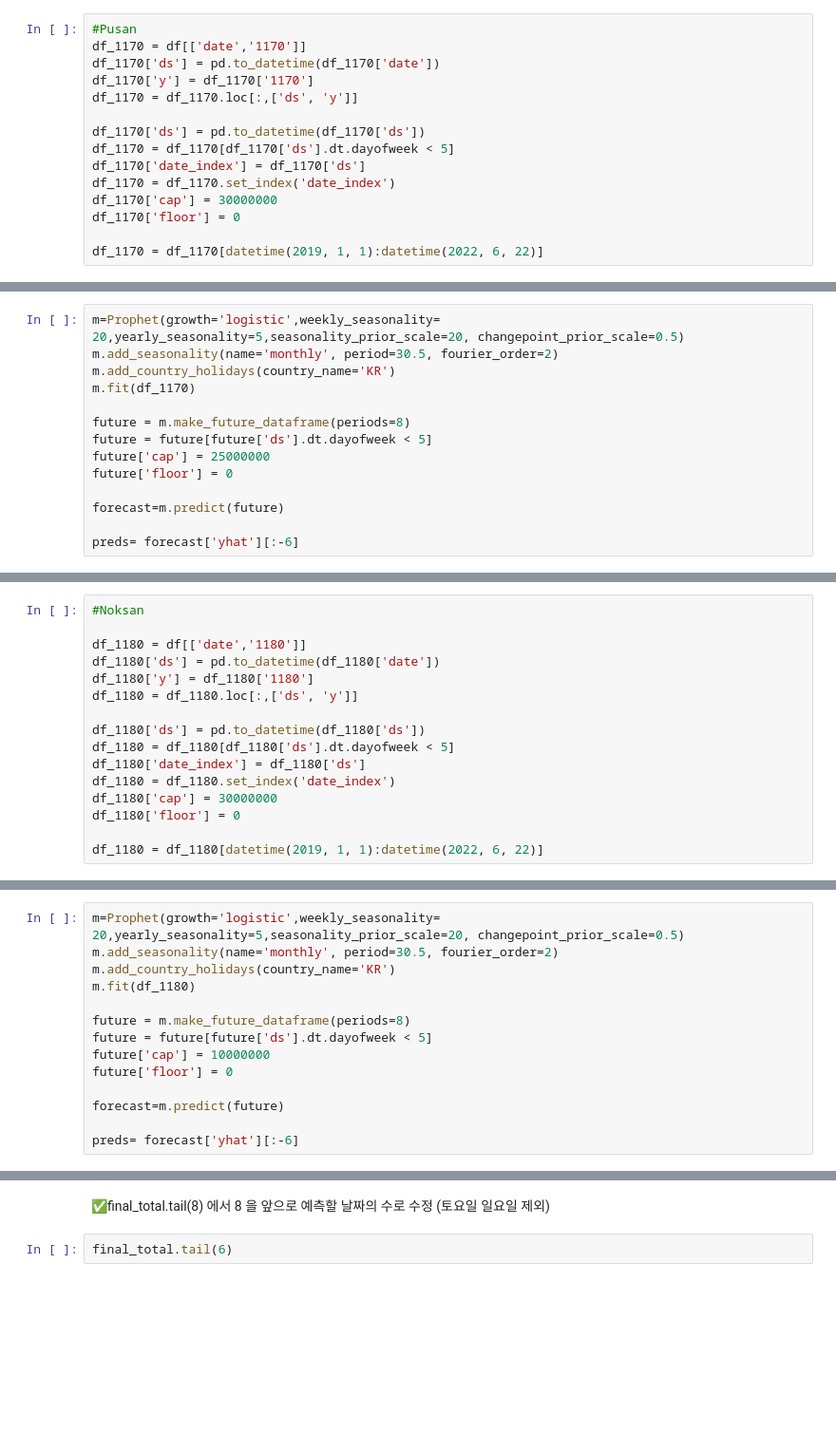
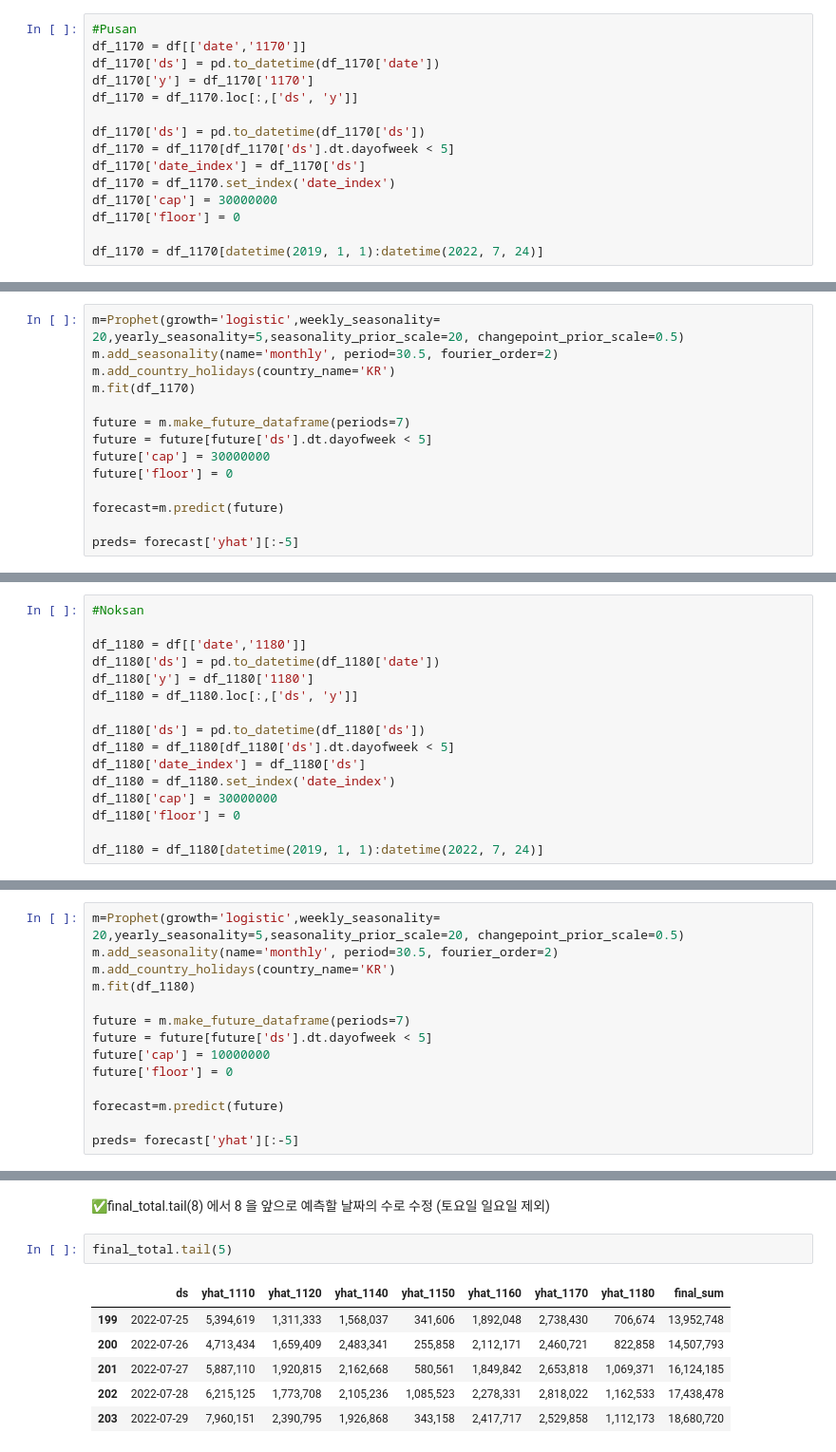
Before and after one commit to parkyw2/keggle, a Jupyter notebook: 기재품_소모품비_공장별v2.ipynb, the cells around one changed output, grey strips where cells are left out. Shown at 95% size. Saved outputs shown, nothing was run; the diff lists cells and outputs as text; blank space fills up the shorter version.

```diff
--- a/기재품_소모품비_공장별v2.ipynb
+++ b/기재품_소모품비_공장별v2.ipynb
@@ -395,7 +531,7 @@ df_1170 = df_1170.set_index('date_index')
 df_1170['cap'] = 30000000
 df_1170['floor'] = 0
 
-df_1170 = df_1170[datetime(2019, 1, 1):datetime(2022, 6, 22)]
+df_1170 = df_1170[datetime(2019, 1, 1):datetime(2022, 7, 24)]
 # %%
 plt.figure(figsize = (25, 9))
 plt.plot(df_1170.index,df_1170.y)
@@ -410,11 +548,11 @@ m.add_seasonality(name='monthly', period=30.5, fourier_order=2)
 m.add_country_holidays(country_name='KR')
 m.fit(df_1170)
 
-future = m.make_future_dataframe(periods=8)
+future = m.make_future_dataframe(periods=7)
 future = future[future['ds'].dt.dayofweek < 5]
-future['cap'] = 25000000
+future['cap'] = 30000000
 future['floor'] = 0
 
 forecast=m.predict(future)
 
-preds= forecast['yhat'][:-6]
+preds= forecast['yhat'][:-5]
@@ -461,7 +620,7 @@ df_1180 = df_1180.set_index('date_index')
 df_1180['cap'] = 30000000
 df_1180['floor'] = 0
 
-df_1180 = df_1180[datetime(2019, 1, 1):datetime(2022, 6, 22)]
+df_1180 = df_1180[datetime(2019, 1, 1):datetime(2022, 7, 24)]
 # %%
 plt.figure(figsize = (25, 9))
 plt.plot(df_1180.index,df_1180.y)
@@ -476,11 +637,11 @@ m.add_seasonality(name='monthly', period=30.5, fourier_order=2)
 m.add_country_holidays(country_name='KR')
 m.fit(df_1180)
 
-future = m.make_future_dataframe(periods=8)
+future = m.make_future_dataframe(periods=7)
 future = future[future['ds'].dt.dayofweek < 5]
 future['cap'] = 10000000
 future['floor'] = 0
 
 forecast=m.predict(future)
 
-preds= forecast['yhat'][:-6]
+preds= forecast['yhat'][:-5]
@@ -552,4 +734,11 @@ final_total['final_sum'] = final_total['yhat_1110'] + final_total['yhat_1120'] +
 
 ✅final_total.tail(8) 에서 8 을 앞으로 예측할 날짜의 수로 수정 (토요일 일요일 제외)
 # %%
-final_total.tail(6)
+final_total.tail(5)
+# %% [output]
+|  | ds | yhat_1110 | yhat_1120 | yhat_1140 | yhat_1150 | yhat_1160 | yhat_1170 | yhat_1180 | final_sum |
+| 199 | 2022-07-25 | 5,394,619 | 1,311,333 | 1,568,037 | 341,606 | 1,892,048 | 2,738,430 | 706,674 | 13,952,748 |
+| 200 | 2022-07-26 | 4,713,434 | 1,659,409 | 2,483,341 | 255,858 | 2,112,171 | 2,460,721 | 822,858 | 14,507,793 |
+| 201 | 2022-07-27 | 5,887,110 | 1,920,815 | 2,162,668 | 580,561 | 1,849,842 | 2,653,818 | 1,069,371 | 16,124,185 |
+| 202 | 2022-07-28 | 6,215,125 | 1,773,708 | 2,105,236 | 1,085,523 | 2,278,331 | 2,818,022 | 1,162,533 | 17,438,478 |
+| 203 | 2022-07-29 | 7,960,151 | 2,390,795 | 1,926,868 | 343,158 | 2,417,717 | 2,529,858 | 1,112,173 | 18,680,720 |
```
Also changed, not shown: parts of 66 cells of this notebook.
